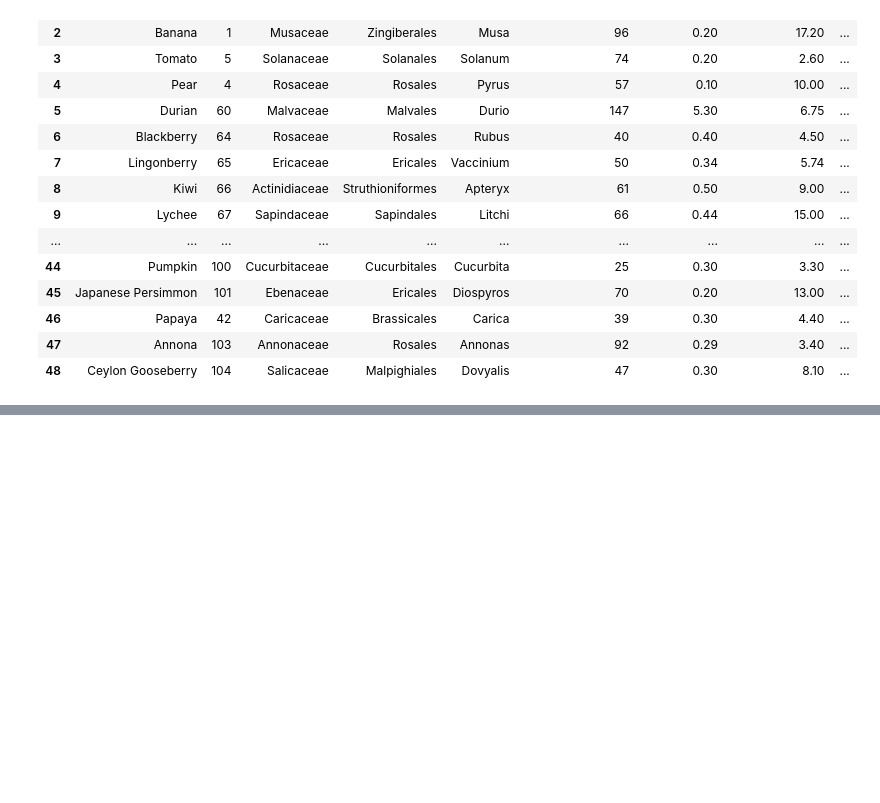
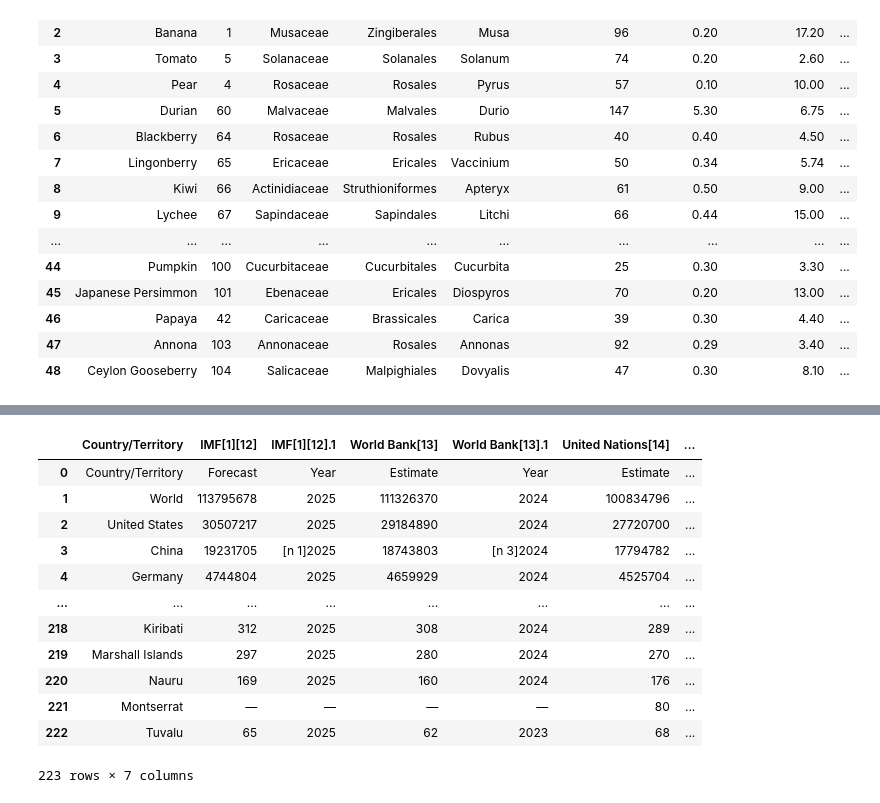
Before and after one commit to Starleen1996/Pandas-E-S, a Jupyter notebook: Pandas_E_S.ipynb, the cells around one changed output, grey strips where cells are left out. Saved outputs shown, nothing was run; the diff lists cells and outputs as text; code cells hidden in the pictures; blank space fills up the shorter version.

```diff
--- a/Pandas_E_S.ipynb
+++ b/Pandas_E_S.ipynb
@@ -275,0 +358,17 @@ df_normalizado_2.to_json('Frutas.json')
+# %%
+datos = pd.read_csv('Tabla_paises.csv')
+datos
+# %% [output]
+|  | Country/Territory | IMF[1][12] | IMF[1][12].1 | World Bank[13] | World Bank[13].1 | United Nations[14] | ... |
+| 0 | Country/Territory | Forecast | Year | Estimate | Year | Estimate | ... |
+| 1 | World | 113795678 | 2025 | 111326370 | 2024 | 100834796 | ... |
+| 2 | United States | 30507217 | 2025 | 29184890 | 2024 | 27720700 | ... |
+| 3 | China | 19231705 | [n 1]2025 | 18743803 | [n 3]2024 | 17794782 | ... |
+| 4 | Germany | 4744804 | 2025 | 4659929 | 2024 | 4525704 | ... |
+| ... | ... | ... | ... | ... | ... | ... | ... |
+| 218 | Kiribati | 312 | 2025 | 308 | 2024 | 289 | ... |
+| 219 | Marshall Islands | 297 | 2025 | 280 | 2024 | 270 | ... |
+| 220 | Nauru | 169 | 2025 | 160 | 2024 | 176 | ... |
+| 221 | Montserrat | — | — | — | — | 80 | ... |
+| 222 | Tuvalu | 65 | 2025 | 62 | 2023 | 68 | ... |
+223 rows × 7 columns
```
Also changed, not shown: parts of 13 cells of this notebook.
